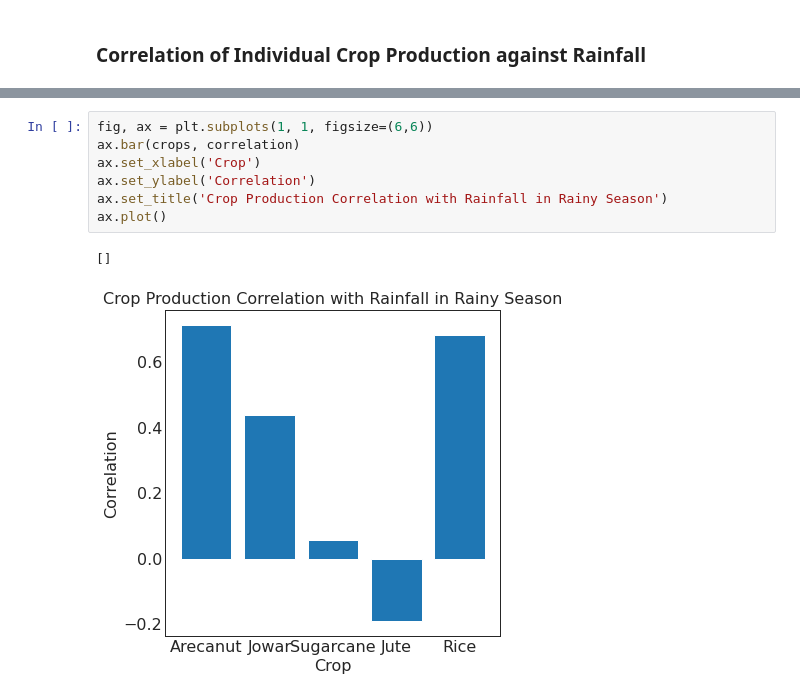
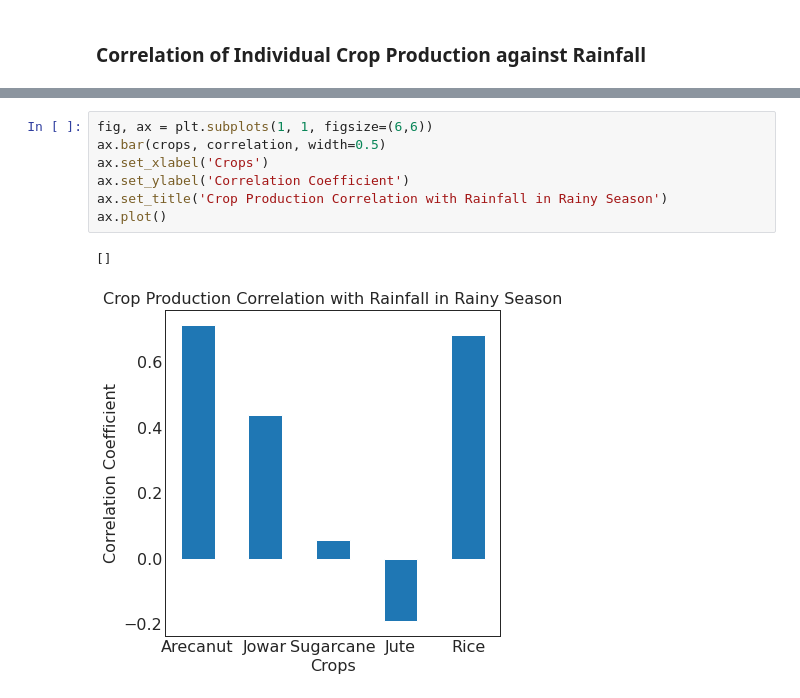
Before and after one commit to ganeshhalthota/iisc-da231-raw_crop, a Jupyter notebook: code/RAW_Crop.ipynb, the cells around one changed output, grey strips where cells are left out. Drawn from its saved outputs; the diff is of its cells as text.

```diff
--- a/code/RAW_Crop.ipynb
+++ b/code/RAW_Crop.ipynb
@@ -1794,10 +1856,10 @@ time: 58.5 s (started: 2021-12-10 11:44:59 +00:00)
 # %%
 fig, ax = plt.subplots(1, 1, figsize=(6,6))
-ax.bar(crops, correlation)
-ax.set_xlabel('Crop')
-ax.set_ylabel('Correlation')
+ax.bar(crops, correlation, width=0.5)
+ax.set_xlabel('Crops')
+ax.set_ylabel('Correlation Coefficient')
 ax.set_title('Crop Production Correlation with Rainfall in Rainy Season')
 ax.plot()
 # %% [output]
 []
-[figure, old version]
+[figure, new version]
```
Also changed, not shown: parts of 54 cells of this notebook, 2 other files.
